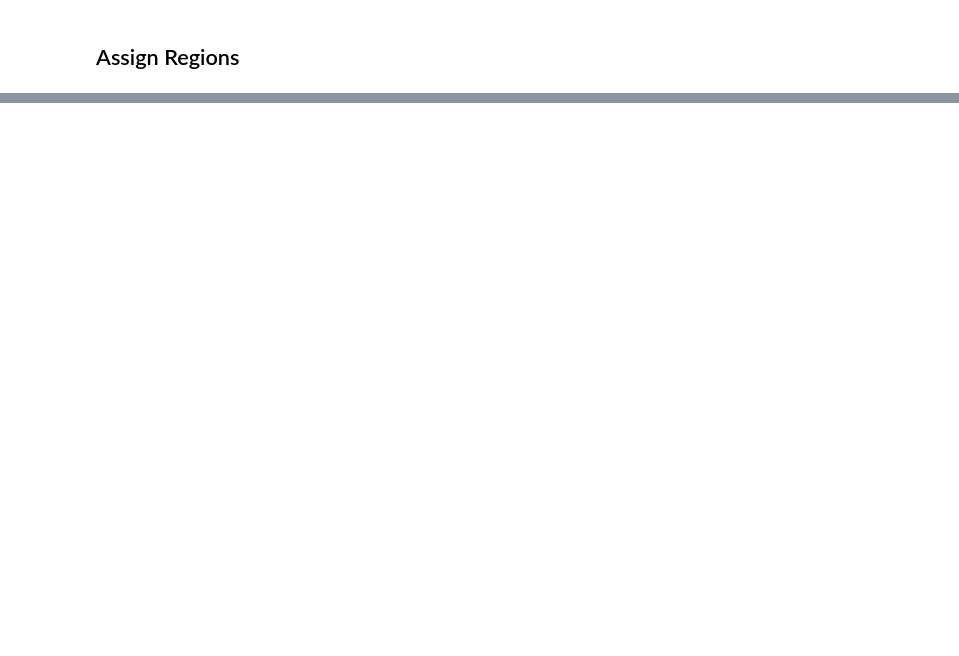
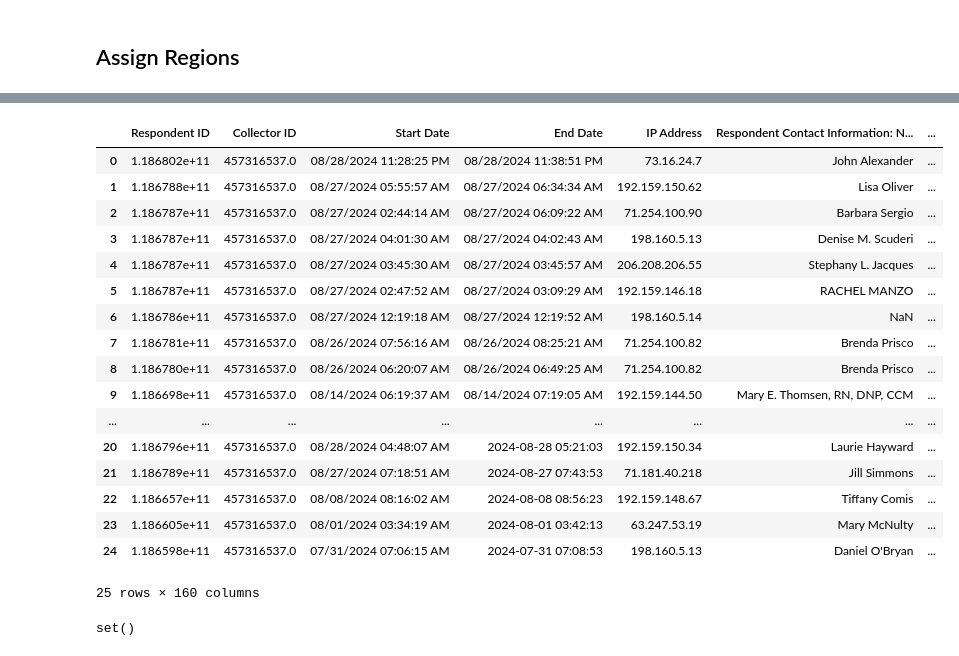
Before and after one commit to nfarrell011/patient-throughput, a Jupyter notebook: analyses/preprocessing.ipynb, the cells around one changed output, grey strips where cells are left out. Saved outputs shown, nothing was run; the diff lists cells and outputs as text; code cells hidden in the pictures; blank space fills up the shorter version.

```diff
--- a/analyses/preprocessing.ipynb
+++ b/analyses/preprocessing.ipynb
@@ -447,0 +459,25 @@ region_dict = {'Region 1':[],
+# %%
+hospital_region_map = {
+    "hospital_name": [
+        "Central Maine Medical Center", "Penobscot Valley Hospital", "Franklin Memorial Hospital",
+        "Northern Light Mayo Hospital", "Rumford Hospital", "Millinocket Regional Hospital",
+        "Waldo County General Hospital", "York Hospital", "Northern Light Mercy Hospital",
+        "Mid Coast Hospital", "Stephens Memorial Hospital", "Houlton Regional Hospital",
+        "MaineGeneral Medical Center", "Spring Harbor Hospital", "Down East Community Hospital",
+        "LincolnHealth", "Redington-Fairview General Hospital", "Maine Medical Center",
+        "Northern Light A.R. Gould Hospital", "Northern Light Acadia Hospital", "Pen Bay Medical Center",
+        "Mount Desert Island Hospital", "St. Joseph Hospital", "Southern Maine Health Care-Biddeford Campus",
+        "Northern Light Eastern Maine Medical Center"
+    ],
+    "county": [
+        "Androscoggin", "Penobscot", "Franklin", "Piscataquis", "Oxford", "Penobscot", "Waldo", "York",
+        "Cumberland", "Cumberland", "Oxford", "Aroostook", "Kennebec", "Cumberland", "Washington", "Lincoln",
+        "Somerset", "Cumberland", "Aroostook", "Penobscot", "Knox", "Hancock", "Penobscot", "York", "Penobscot"
+    ],
+    "region": [
+        3, 6, 2, 6, 2, 6, 4, 1, 1, 1, 2, 5, 3, 1, 7, 4, 3, 1, 5, 6, 4, 7, 6, 1, 6
+    ]
+}
+
+hospital_region_map_df = pd.DataFrame(hospital_region_map)
+hospital_region_map_df
@@ -448,3 +502,35 @@ region_dict = {'Region 1':[],
+# %%
+# Perform the mapping
+final_df = merged_df.merge(hospital_region_map_df, on="hospital_name", how="left")
+final_df
+# %% [output]
+|  | Respondent ID | Collector ID | Start Date | End Date | IP Address | Respondent Contact Information: N... | ... |
+| 0 | 1.186802e+11 | 457316537.0 | 08/28/2024 11:28:25 PM | 08/28/2024 11:38:51 PM | 73.16.24.7 | John Alexander | ... |
+| 1 | 1.186788e+11 | 457316537.0 | 08/27/2024 05:55:57 AM | 08/27/2024 06:34:34 AM | 192.159.150.62 | Lisa Oliver | ... |
+| 2 | 1.186787e+11 | 457316537.0 | 08/27/2024 02:44:14 AM | 08/27/2024 06:09:22 AM | 71.254.100.90 | Barbara Sergio | ... |
+| 3 | 1.186787e+11 | 457316537.0 | 08/27/2024 04:01:30 AM | 08/27/2024 04:02:43 AM | 198.160.5.13 | Denise M. Scuderi | ... |
+| 4 | 1.186787e+11 | 457316537.0 | 08/27/2024 03:45:30 AM | 08/27/2024 03:45:57 AM | 206.208.206.55 | Stephany L. Jacques | ... |
+| 5 | 1.186787e+11 | 457316537.0 | 08/27/2024 02:47:52 AM | 08/27/2024 03:09:29 AM | 192.159.146.18 | RACHEL MANZO | ... |
+| 6 | 1.186786e+11 | 457316537.0 | 08/27/2024 12:19:18 AM | 08/27/2024 12:19:52 AM | 198.160.5.14 | NaN | ... |
+| 7 | 1.186781e+11 | 457316537.0 | 08/26/2024 07:56:16 AM | 08/26/2024 08:25:21 AM | 71.254.100.82 | Brenda Prisco | ... |
+| 8 | 1.186780e+11 | 457316537.0 | 08/26/2024 06:20:07 AM | 08/26/2024 06:49:25 AM | 71.254.100.82 | Brenda Prisco | ... |
+| 9 | 1.186698e+11 | 457316537.0 | 08/14/2024 06:19:37 AM | 08/14/2024 07:19:05 AM | 192.159.144.50 | Mary E. Thomsen, RN, DNP, CCM | ... |
+| ... | ... | ... | ... | ... | ... | ... | ... |
+| 20 | 1.186796e+11 | 457316537.0 | 08/28/2024 04:48:07 AM | 2024-08-28 05:21:03 | 192.159.150.34 | Laurie Hayward | ... |
+| 21 | 1.186789e+11 | 457316537.0 | 08/27/2024 07:18:51 AM | 2024-08-27 07:43:53 | 71.181.40.218 | Jill Simmons | ... |
+| 22 | 1.186657e+11 | 457316537.0 | 08/08/2024 08:16:02 AM | 2024-08-08 08:56:23 | 192.159.148.67 | Tiffany Comis | ... |
+| 23 | 1.186605e+11 | 457316537.0 | 08/01/2024 03:34:19 AM | 2024-08-01 03:42:13 | 63.247.53.19 | Mary McNulty | ... |
+| 24 | 1.186598e+11 | 457316537.0 | 07/31/2024 07:06:15 AM | 2024-07-31 07:08:53 | 198.160.5.13 | Daniel O'Bryan | ... |
+25 rows × 160 columns
+# %%
+# Find unmatched hospitals
+dict_hospitals = set(merged_df["hospital_name"])
+df_hospitals = set(hospital_region_map_df["hospital_name"])
+# Find hospitals in the dictionary that are not in the DataFrame
+unmatched_hospitals = df_hospitals - dict_hospitals
+unmatched_hospitals
+# %% [output]
+set()
 # %%
 DATA_FOLDER = PROJECT_HOME / "survey_data" / "CSV"
 DATA_FILE = "response_data_clean.csv"
```
Also changed, not shown: parts of 12 cells of this notebook, 17 other files.
